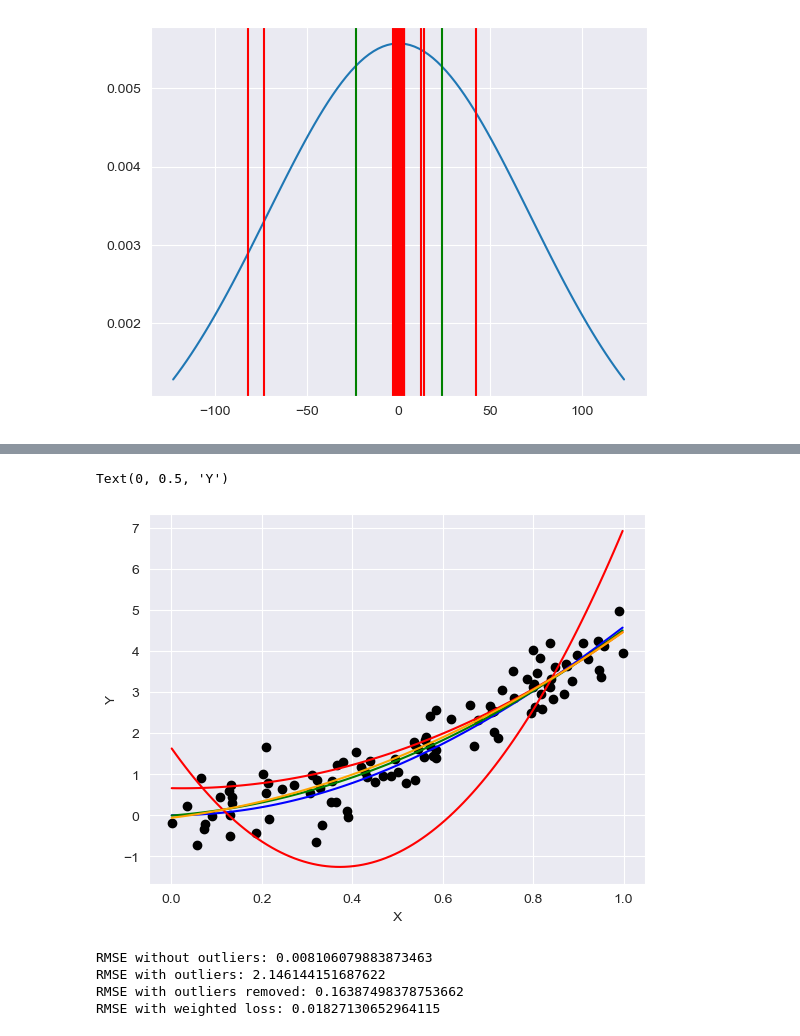
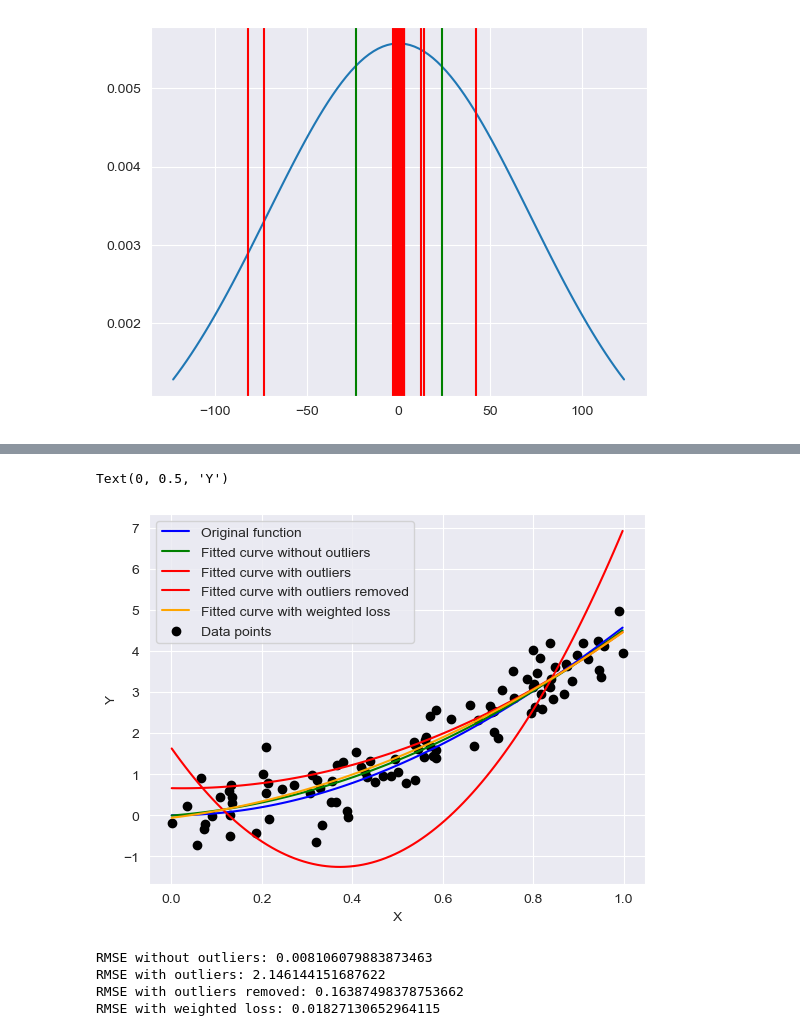
Before and after one commit to Romasa102/CurveFittingAlgorithm, a Jupyter notebook: CurveFit.ipynb, the cells around one changed output, grey strips where cells are left out. Cells and saved outputs as stored; diff of their text form; code cells hidden in the pictures.

Commit message:
minor graph change

```diff
--- a/CurveFit.ipynb
+++ b/CurveFit.ipynb
@@ -87,7 +87,7 @@ def showNewton(X, Y):
     #get the array of error for each X value
     error = Y - predict(params, X)
 
-    plt.ylim(-10, 10)
+    plt.ylim(-2, 7)
     # Plot the original data and the fitted curve
     plt.scatter(X, Y, color='red', label='Data points')
     X_fit = jnp.linspace(min(X), max(X), 100)
@@ -278,7 +280,8 @@ def showNewton_weighted(X, Y,error):
     #get the array of error for each X value
     error = Y - predict(params, X)
 
-    plt.ylim(-10, 10)
+    plt.ylim(-2, 7)
+
     # Plot the original data and the fitted curve
     plt.scatter(X, Y, color='red', label='Data points')
     X_fit = jnp.linspace(min(X), max(X), 100)
@@ -313,17 +316,18 @@ Final parameters: [-0.06255873  1.3647084   3.1634722 ]
 # %%
 #Cast the original graph and the generated graph
 X_comp = jnp.linspace(min(X), max(X), 100)
 plt.plot(X_comp,Y_org, color='blue', label='Original function')
 plt.plot(X_init_fit,Y_init_fit, color='green', label='Fitted curve without outliers')
 plt.plot(X_ol_fit,Y_ol_fit, color='red', label='Fitted curve with outliers')
 plt.plot(X_ol_removed_fit,Y_ol_removed_fit, color='red', label='Fitted curve with outliers removed')
 plt.plot(X_ol_weighted_fit,Y_ol_weighted_fit, color='orange', label='Fitted curve with weighted loss')
 plt.scatter(X, Y, color='black', label='Data points')
+plt.legend()
 plt.xlabel('X')
 plt.ylabel('Y')
 # %% [output]
 Text(0, 0.5, 'Y')
-[figure, old version]
+[figure, new version]
 # %%
 import numpy as np
 import jax.numpy as jnp
```
Also changed, not shown: parts of 7 cells of this notebook.
